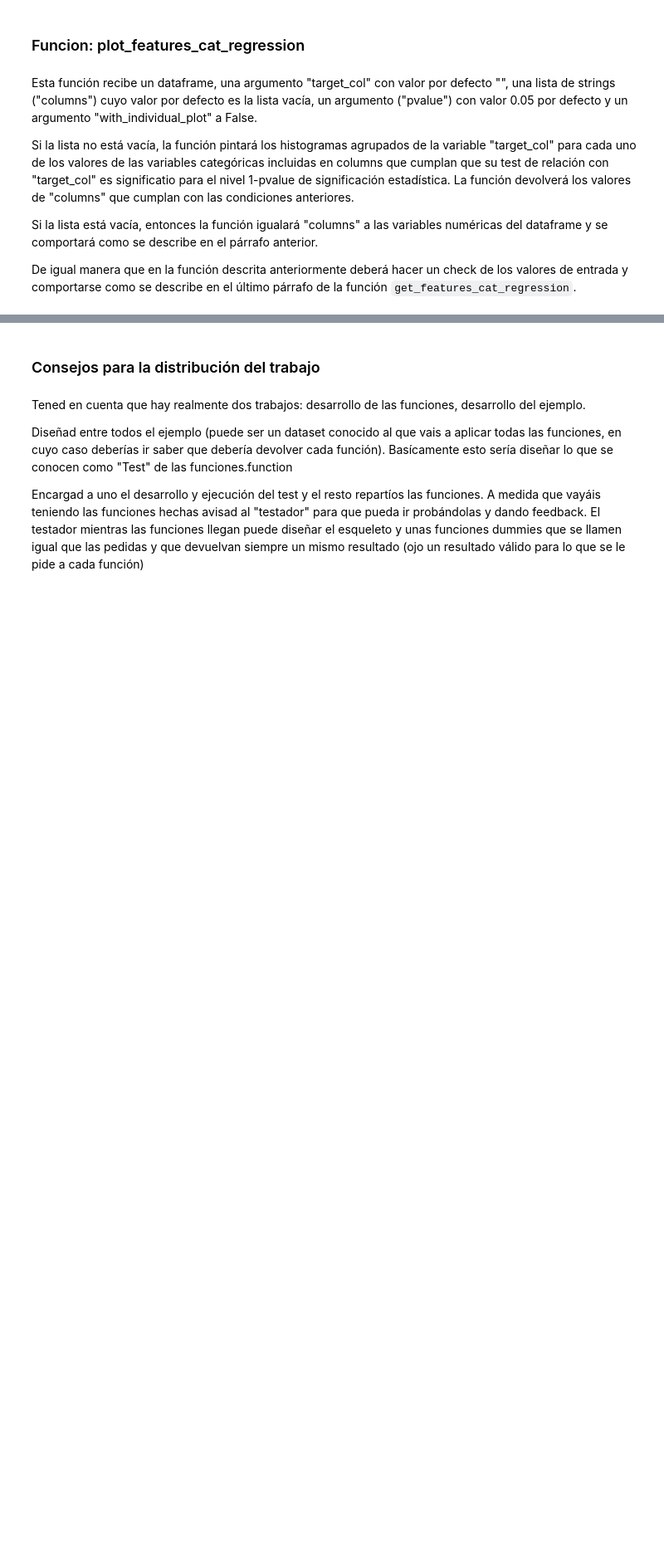
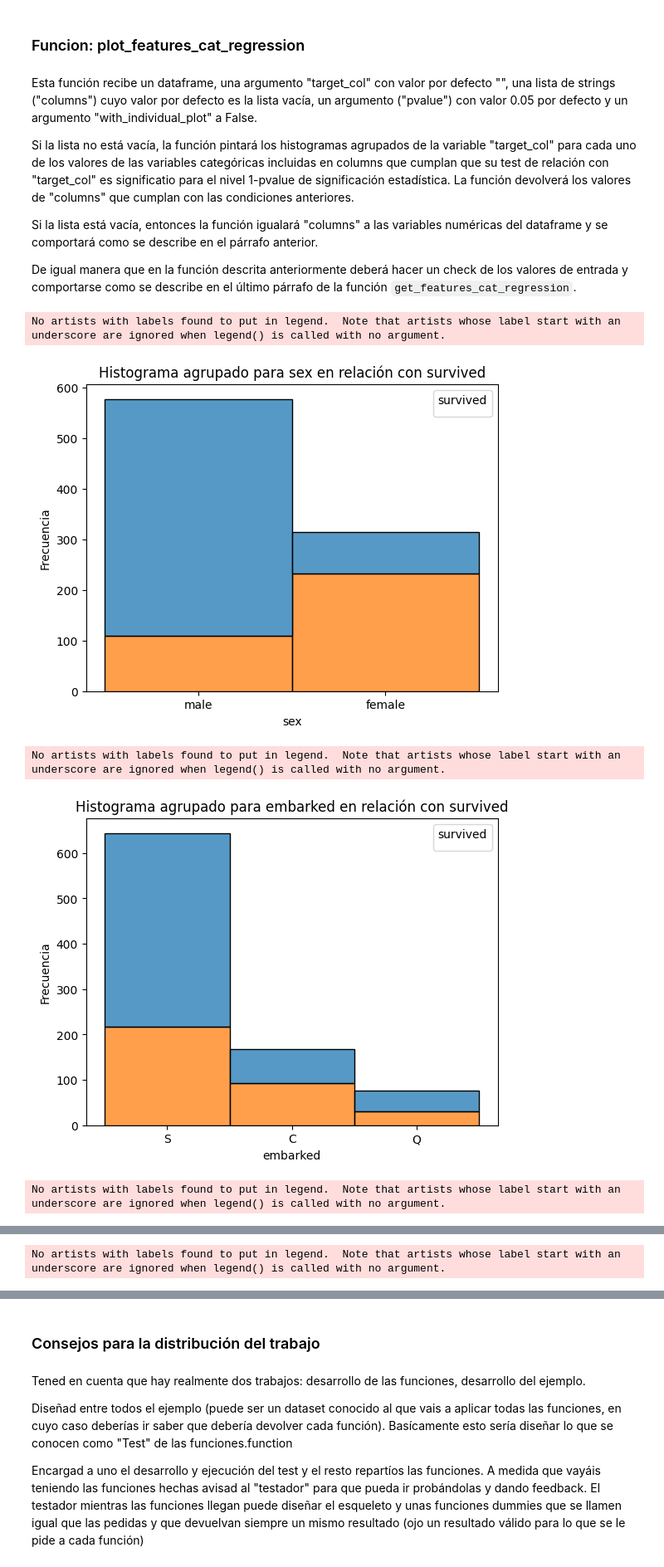
Before and after one commit to Juanxetee/TC-2, a Jupyter notebook: Team_Challenge_ToolBox_I.ipynb, the cells around one changed output, grey strips where cells are left out. Shown at 83% size. Saved outputs shown, nothing was run; the diff lists cells and outputs as text; code cells hidden in the pictures; blank space fills up the shorter version.

```diff
--- a/Team_Challenge_ToolBox_I.ipynb
+++ b/Team_Challenge_ToolBox_I.ipynb
@@ -56,5 +58,6 @@ import matplotlib.pyplot as plt
 # %%
 df = pd.read_csv("obligatoria_hard.csv", delimiter = "|")
+df_titanic = pd.read_csv("titanic.csv")
 # %%
 df.head()
 # %% [output]
@@ -64,9 +67,3 @@ df.head()
 | 2 | 0.02729 | 0.0 | 7.07 | 0.0 | 0.469 | 7.185 | 61.1 | 4.9671 | 2.0 | 242.0 | 17.8 | ... |
 | 3 | 0.03237 | 0.0 | 2.18 | 0.0 | 0.458 | 6.998 | 45.8 | 6.0622 | 3.0 | 222.0 | 18.7 | ... |
 | 4 | 0.06905 | 0.0 | 2.18 | 0.0 | 0.458 | 7.147 | 54.2 | 6.0622 | 3.0 | 222.0 | 18.7 | ... |
-# %%
-# Convertir la columna "alive" en una columna numérica
-df['alive'] = df['alive'].map({'yes': 1, 'no': 0})
-
-# Verificar el cambio
-print(df[['alive', 'alive']].head())
@@ -240,0 +244,4 @@ def get_features_num_regression(df, target_col, umbral_corr, pvalue=None):
+# %%
+for x in df:
+    a = stats.pearsonr(df[x].dropna(), df['MEDV'].dropna()).pvalue
+    print(a)
@@ -378,4 +412,10 @@ def plot_features_cat_regression(df, target_col="", columns=[], pvalue=0.05, wit
             plt.show()
     return significant_features
 # %%
-plot_features_cat_regression(df, "MEDV", pvalue=0.05, with_individual_plot=True)
+plot_features_cat_regression(df_titanic, "survived", pvalue=0.05, with_individual_plot=True)
+# %% [output]
+No artists with labels found to put in legend.  Note that artists whose label start with an underscore are ignored when legend() is called with no argument.
+[figure, added]
+No artists with labels found to put in legend.  Note that artists whose label start with an underscore are ignored when legend() is called with no argument.
+[figure, added]
+No artists with labels found to put in legend.  Note that artists whose label start with an underscore are ignored when legend() is called with no argument.
@@ -381,0 +423 @@ plot_features_cat_regression(df, "MEDV", pvalue=0.05, with_individual_plot=True)
+No artists with labels found to put in legend.  Note that artists whose label start with an underscore are ignored when legend() is called with no argument.
```
Also changed, not shown: parts of 9 cells of this notebook, 1 other file.
